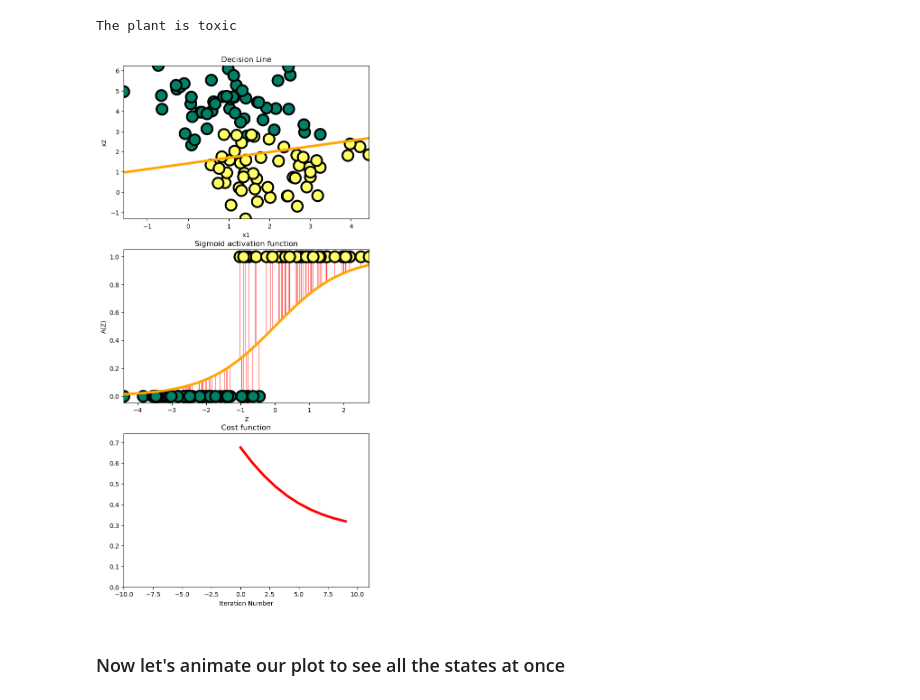
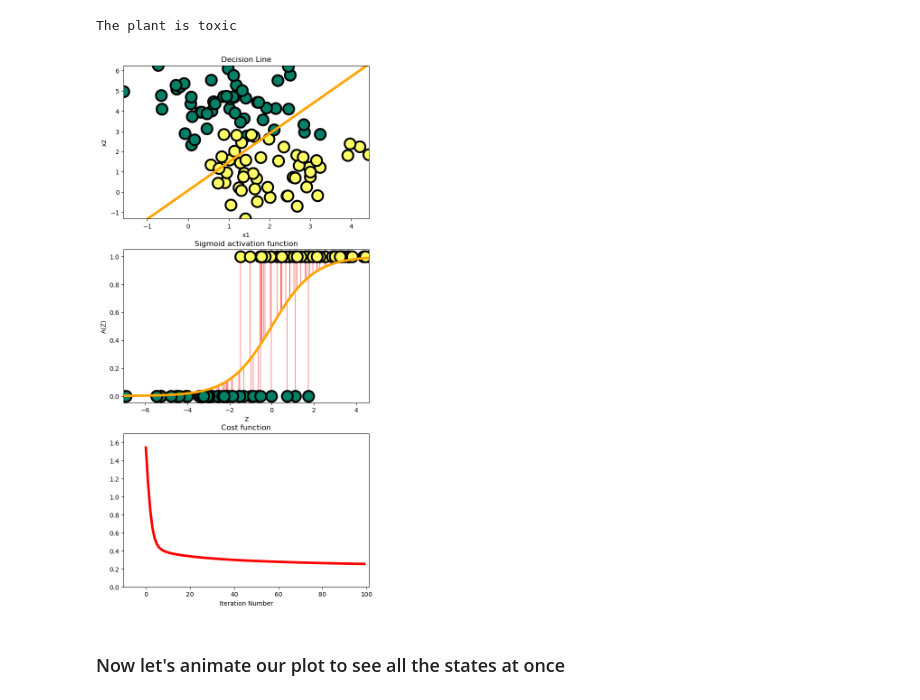
Before and after one commit to GwadeSteve/Deep-Learning-from-Scratch, a Jupyter notebook: Deep Learning.ipynb, the cells around one changed output. Cells and saved outputs as stored; diff of their text form; code cells hidden in the pictures.

```diff
--- a/Deep Learning.ipynb
+++ b/Deep Learning.ipynb
@@ -319,10 +324,10 @@ def State(i):
     ax[2].set_title("Cost function")
     ax[2].set_xlabel('Iteration Number')
 # %%
-#Plot the curves states at the 10th iteration
-State(10)
+#Leet's plot the states of the curve for the 100th iteration
+State(100)
 # %% [output]
-[figure, old version]
+[figure, new version]
 # %% [markdown]
 ### Now let's animate our plot to see all the states at once
 # %%
```
Also changed, not shown: parts of 21 cells of this notebook, 1 other file.
